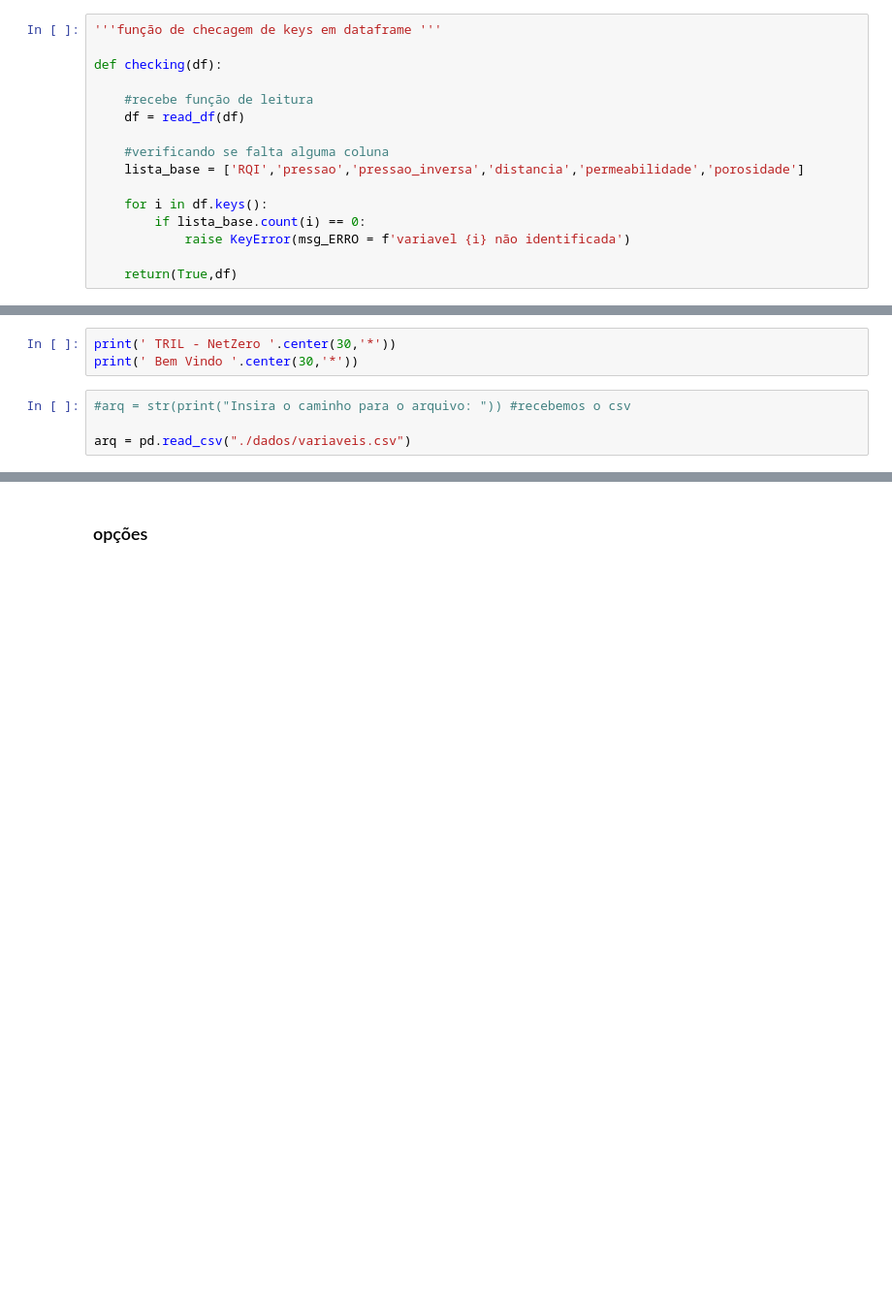
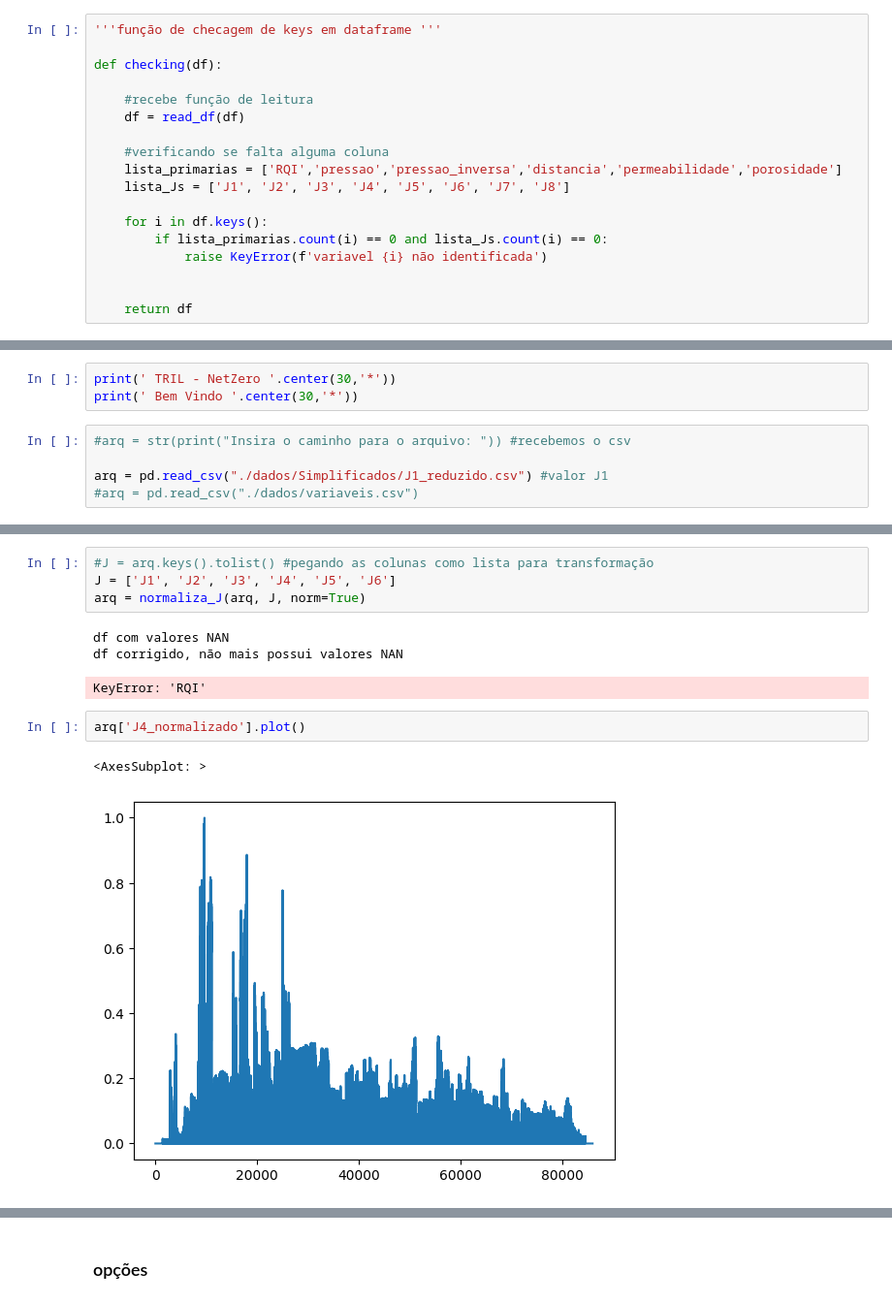
Before and after one commit to YhasmimTigre/TRIL-Net-Zero, a Jupyter notebook: Lab-Tril-05.ipynb, the cells around one changed output, grey strips where cells are left out. Shown at 97% size. Cells and saved outputs as stored; diff of their text form; blank space fills up the shorter version.

Commit message:
correcao normalizacao

```diff
--- a/Lab-Tril-05.ipynb
+++ b/Lab-Tril-05.ipynb
@@ -58,13 +57,15 @@ def checking(df):
     df = read_df(df)
 
     #verificando se falta alguma coluna
-    lista_base = ['RQI','pressao','pressao_inversa','distancia','permeabilidade','porosidade']
+    lista_primarias = ['RQI','pressao','pressao_inversa','distancia','permeabilidade','porosidade']
+    lista_Js = ['J1', 'J2', 'J3', 'J4', 'J5', 'J6', 'J7', 'J8']
 
     for i in df.keys():
-        if lista_base.count(i) == 0:
-            raise KeyError(msg_ERRO = f'variavel {i} não identificada')
+        if lista_primarias.count(i) == 0 and lista_Js.count(i) == 0:
+            raise KeyError(f'variavel {i} não identificada')
 
-    return(True,df)
+
+    return df
 # %% [markdown]
 ## 2 - Calculo dos J's
 # %%
@@ -268,6 +315,7 @@ print(' Bem Vindo '.center(30,'*'))
 # %%
 #arq = str(print("Insira o caminho para o arquivo: ")) #recebemos o csv
 
-arq = pd.read_csv("./dados/variaveis.csv")
+arq = pd.read_csv("./dados/Simplificados/J1_reduzido.csv") #valor J1
+#arq = pd.read_csv("./dados/variaveis.csv")
 # %%
 #chamando a funçao de preparação
@@ -303,0 +387,13 @@ distancia
+# %%
+#J = arq.keys().tolist() #pegando as colunas como lista para transformação
+J = ['J1', 'J2', 'J3', 'J4', 'J5', 'J6']
+arq = normaliza_J(arq, J, norm=True)
+# %% [output]
+df com valores NAN
+df corrigido, não mais possui valores NAN
+KeyError: 'RQI'
+# %%
+arq['J4_normalizado'].plot()
+# %% [output]
+<AxesSubplot: >
+[figure, added]
```
Also changed, not shown: parts of 13 cells of this notebook, 3 other files.
